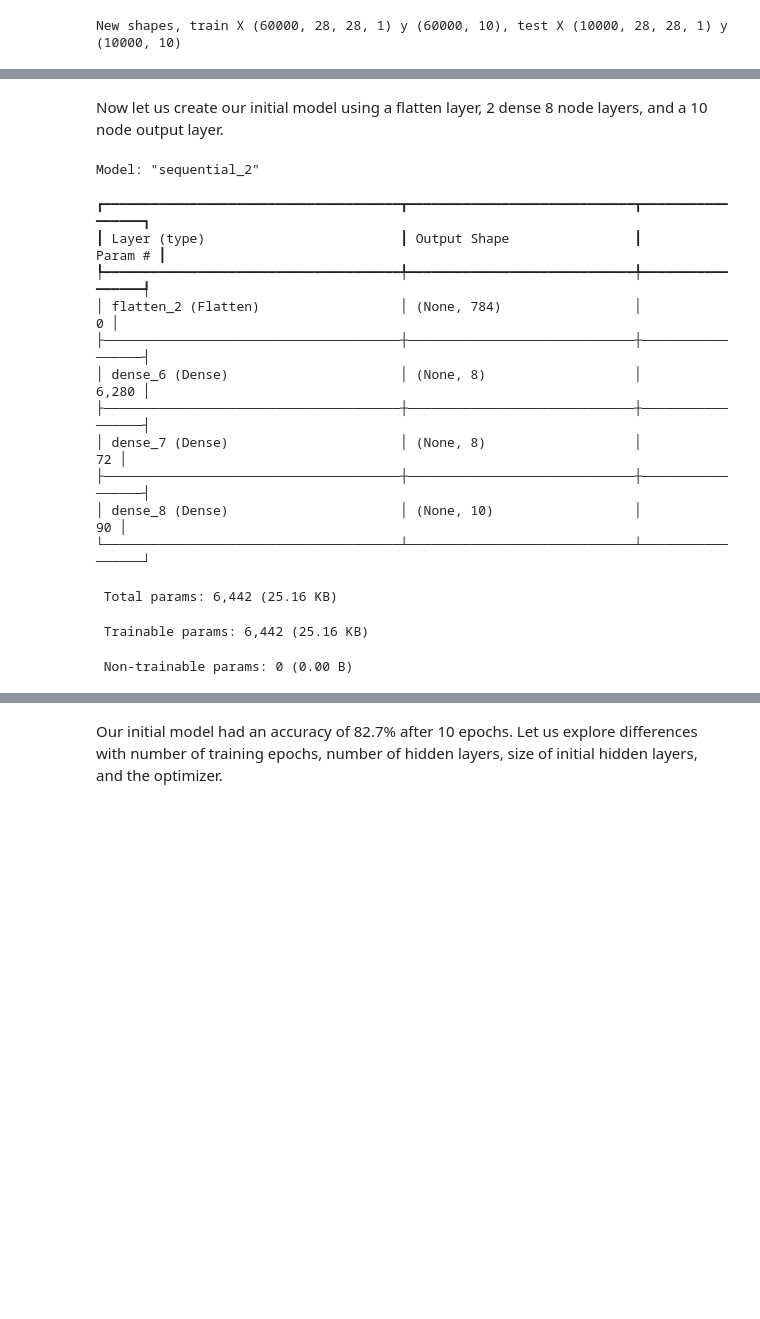
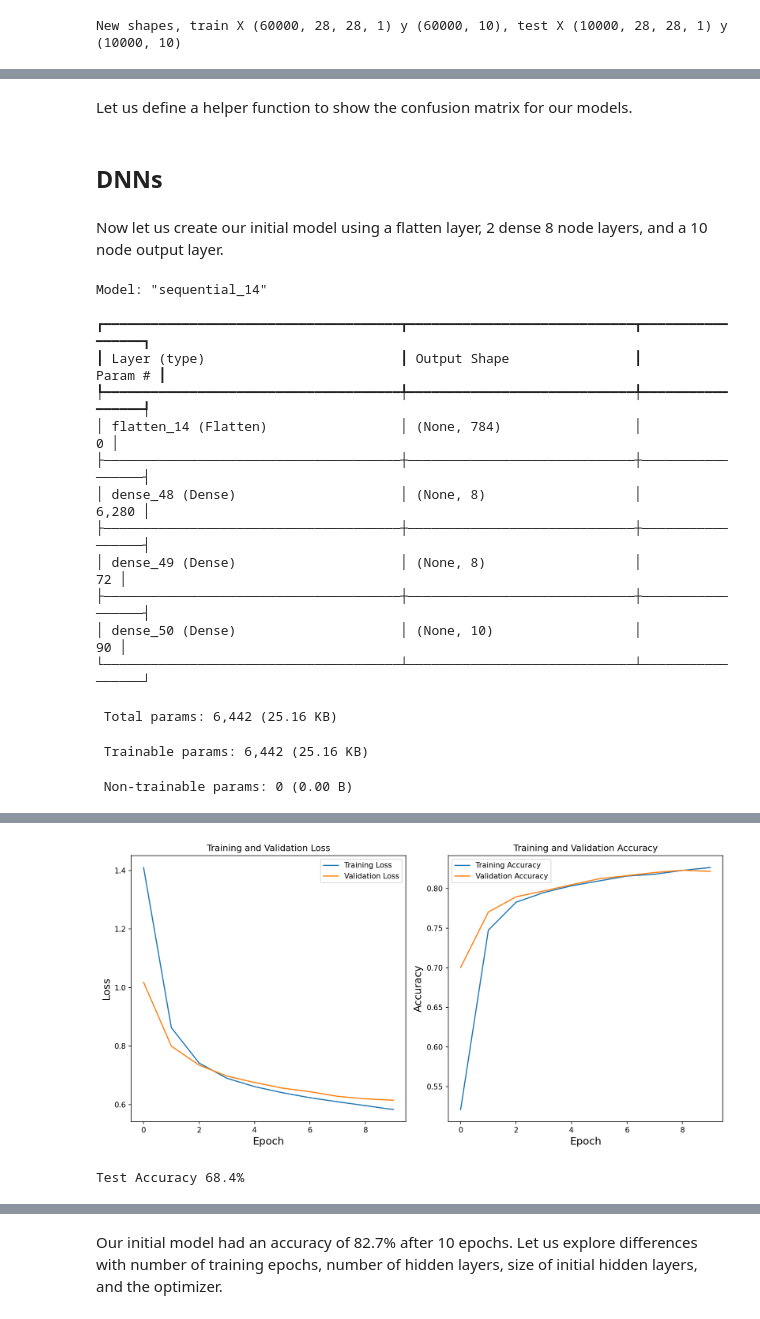
Before and after one commit to jmfb/CSC6621, a Jupyter notebook: m3/m3.ipynb, the cells around one changed output, grey strips where cells are left out. Cells and saved outputs as stored; diff of their text form; code cells hidden in the pictures; blank space fills up the shorter version.

```diff
--- a/m3/m3.ipynb
+++ b/m3/m3.ipynb
@@ -80,0 +90,24 @@ New shapes, train X (60000, 28, 28, 1) y (60000, 10), test X (10000, 28, 28, 1)
+# %%
+def plot_loss_accuracy(history):
+    plt.figure(figsize=(12, 6))
+
+    plt.subplot(1, 2, 1)
+    plt.plot(history.history['loss'], label='Training Loss')
+    plt.plot(history.history['val_loss'], label='Validation Loss')
+    plt.title('Training and Validation Loss')
+    plt.xlabel('Epoch')
+    plt.ylabel('Loss')
+    plt.legend()
+
+    plt.subplot(1, 2, 2)
+    plt.plot(history.history['accuracy'], label='Training Accuracy')
+    plt.plot(history.history['val_accuracy'], label='Validation Accuracy')
+    plt.title('Training and Validation Accuracy')
+    plt.xlabel('Epoch')
+    plt.ylabel('Accuracy')
+    plt.legend()
+
+    plt.tight_layout()
+    plt.show()
+# %% [markdown]
+Let us define a helper function to show the confusion matrix for our models.
@@ -81,3 +141,5 @@ New shapes, train X (60000, 28, 28, 1) y (60000, 10), test X (10000, 28, 28, 1)
+# %% [markdown]
+## DNNs
 # %% [markdown]
 Now let us create our initial model using a flatten layer, 2 dense 8 node layers, and a 10 node output layer.
 # %%
@@ -90,18 +152,22 @@ model = keras.models.Sequential([
 ])
 model.compile(optimizer='adam', loss='categorical_crossentropy', metrics=['accuracy'])
 model.summary()
+history = model.fit(keras_train_X, keras_train_y, epochs=10, batch_size=128, validation_split=0.2)
+plot_loss_accuracy(history)
+loss, accuracy = model.evaluate(keras_test_X, keras_test_y, verbose=0)
+print(f"Test Accuracy {accuracy:.1%}")
 # %% [output]
-Model: "sequential_2"
+Model: "sequential_14"
 ┏━━━━━━━━━━━━━━━━━━━━━━━━━━━━━━━━━━━━━━┳━━━━━━━━━━━━━━━━━━━━━━━━━━━━━┳━━━━━━━━━━━━━━━━━┓
 ┃ Layer (type)                         ┃ Output Shape                ┃         Param # ┃
 ┡━━━━━━━━━━━━━━━━━━━━━━━━━━━━━━━━━━━━━━╇━━━━━━━━━━━━━━━━━━━━━━━━━━━━━╇━━━━━━━━━━━━━━━━━┩
-│ flatten_2 (Flatten)                  │ (None, 784)                 │               0 │
+│ flatten_14 (Flatten)                 │ (None, 784)                 │               0 │
 ├──────────────────────────────────────┼─────────────────────────────┼─────────────────┤
-│ dense_6 (Dense)                      │ (None, 8)                   │           6,280 │
+│ dense_48 (Dense)                     │ (None, 8)                   │           6,280 │
 ├──────────────────────────────────────┼─────────────────────────────┼─────────────────┤
-│ dense_7 (Dense)                      │ (None, 8)                   │              72 │
+│ dense_49 (Dense)                     │ (None, 8)                   │              72 │
 ├──────────────────────────────────────┼─────────────────────────────┼─────────────────┤
-│ dense_8 (Dense)                      │ (None, 10)                  │              90 │
+│ dense_50 (Dense)                     │ (None, 10)                  │              90 │
 └──────────────────────────────────────┴─────────────────────────────┴─────────────────┘
  Total params: 6,442 (25.16 KB)
  Trainable params: 6,442 (25.16 KB)
@@ -108,0 +195,2 @@ Model: "sequential_2"
+[figure, added]
+Test Accuracy 68.4%
```
Also changed, not shown: parts of 44 cells of this notebook, 1 other file.
